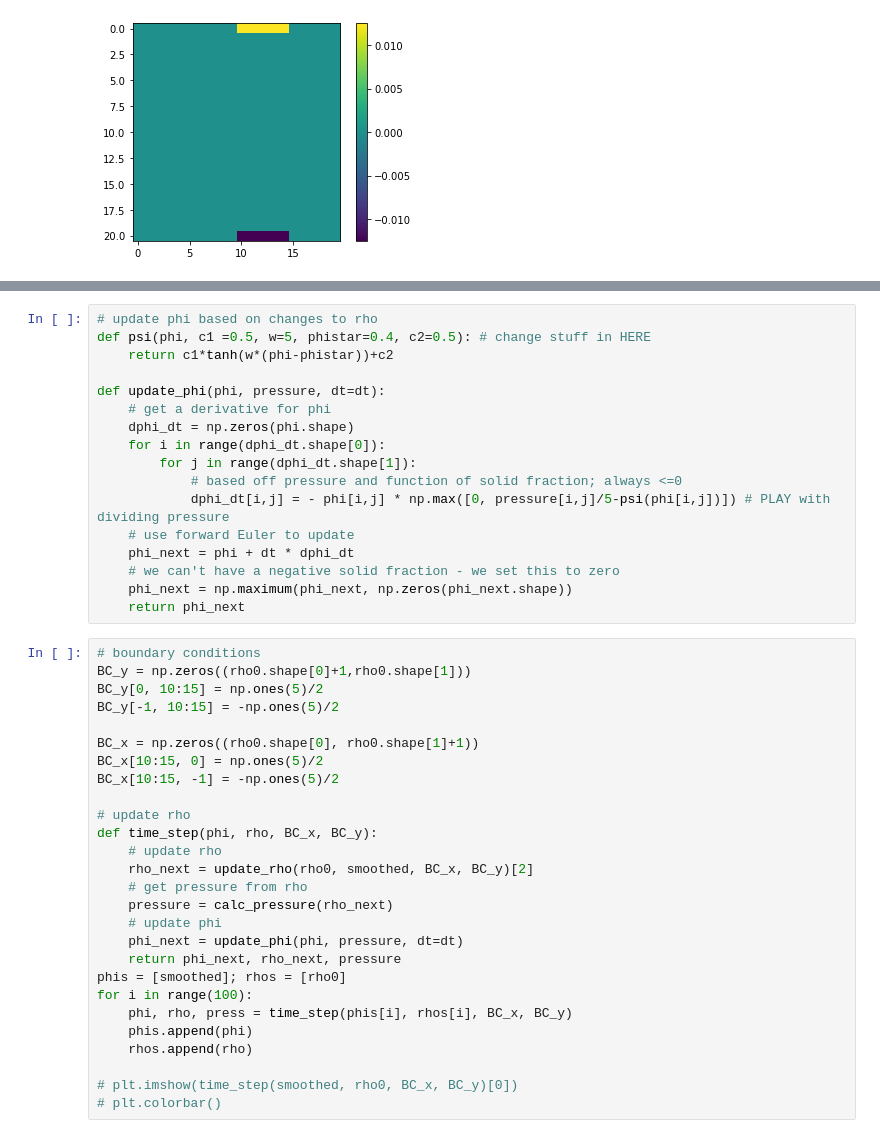
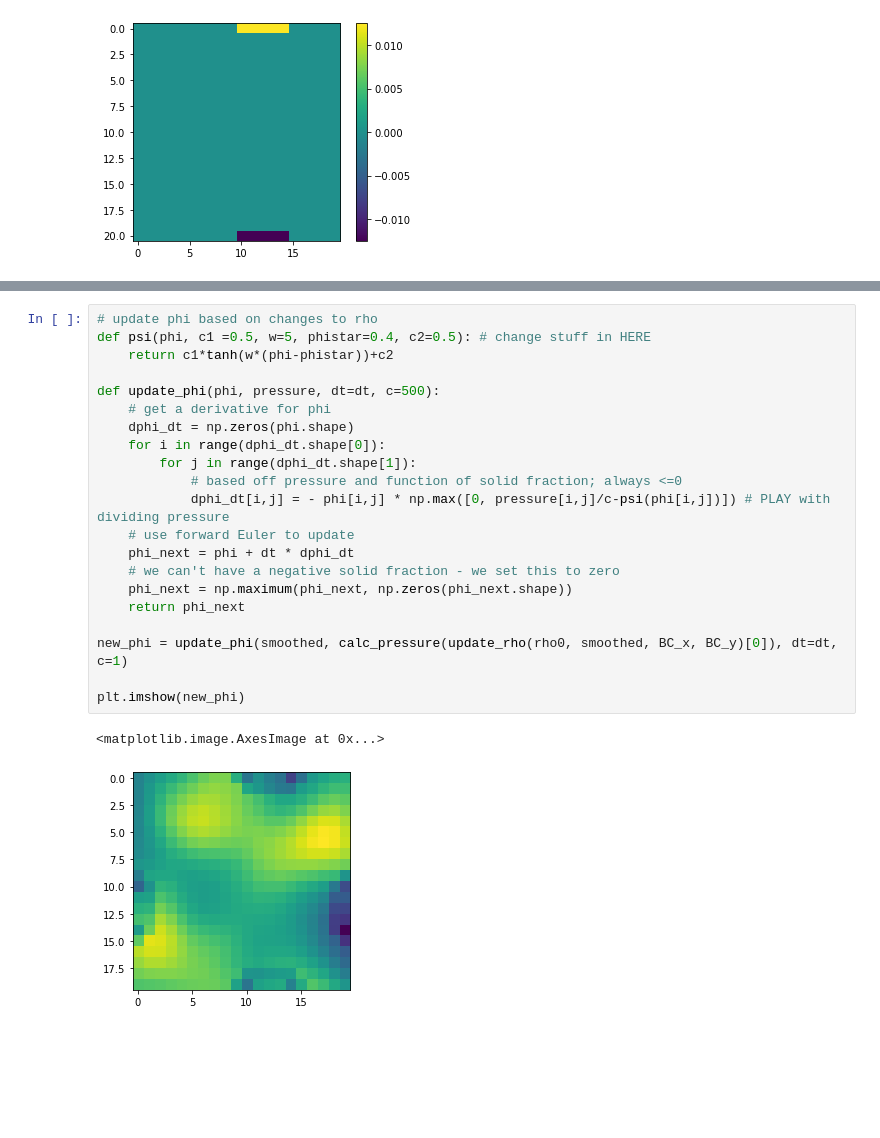
Before and after one commit to Julians42/AM205_Final_Project, a Jupyter notebook: pressure_prop.ipynb, the cells around one changed output, grey strips where cells are left out. Cells and saved outputs as stored; diff of their text form; blank space fills up the shorter version.

```diff
--- a/pressure_prop.ipynb
+++ b/pressure_prop.ipynb
@@ -131,44 +140,24 @@ def calc_pressure(rho_new, dx =1/res, dy=1/res):
 # %%
 # update phi based on changes to rho
 def psi(phi, c1 =0.5, w=5, phistar=0.4, c2=0.5): # change stuff in HERE
     return c1*tanh(w*(phi-phistar))+c2
 
-def update_phi(phi, pressure, dt=dt):
+def update_phi(phi, pressure, dt=dt, c=500):
     # get a derivative for phi
     dphi_dt = np.zeros(phi.shape)
     for i in range(dphi_dt.shape[0]):
         for j in range(dphi_dt.shape[1]):
             # based off pressure and function of solid fraction; always <=0
-            dphi_dt[i,j] = - phi[i,j] * np.max([0, pressure[i,j]/5-psi(phi[i,j])]) # PLAY with dividing pressure
+            dphi_dt[i,j] = - phi[i,j] * np.max([0, pressure[i,j]/c-psi(phi[i,j])]) # PLAY with dividing pressure
     # use forward Euler to update
     phi_next = phi + dt * dphi_dt
     # we can't have a negative solid fraction - we set this to zero
     phi_next = np.maximum(phi_next, np.zeros(phi_next.shape))
     return phi_next
+
+new_phi = update_phi(smoothed, calc_pressure(update_rho(rho0, smoothed, BC_x, BC_y)[0]), dt=dt, c=1)
+
+plt.imshow(new_phi)
+# %% [output]
+<matplotlib.image.AxesImage at 0x...>
+[figure, added]
-# %%
-# boundary conditions
-BC_y = np.zeros((rho0.shape[0]+1,rho0.shape[1]))
-BC_y[0, 10:15] = np.ones(5)/2
-BC_y[-1, 10:15] = -np.ones(5)/2
-
-BC_x = np.zeros((rho0.shape[0], rho0.shape[1]+1))
-BC_x[10:15, 0] = np.ones(5)/2
-BC_x[10:15, -1] = -np.ones(5)/2
-
-# update rho
-def time_step(phi, rho, BC_x, BC_y):
-    # update rho
-    rho_next = update_rho(rho0, smoothed, BC_x, BC_y)[2]
-    # get pressure from rho
-    pressure = calc_pressure(rho_next)
-    # update phi
-    phi_next = update_phi(phi, pressure, dt=dt)
-    return phi_next, rho_next, pressure
-phis = [smoothed]; rhos = [rho0]
-for i in range(100):
-    phi, rho, press = time_step(phis[i], rhos[i], BC_x, BC_y)
-    phis.append(phi)
-    rhos.append(rho)
-
-# plt.imshow(time_step(smoothed, rho0, BC_x, BC_y)[0])
-# plt.colorbar()
```
Also changed, not shown: parts of 6 cells of this notebook.
